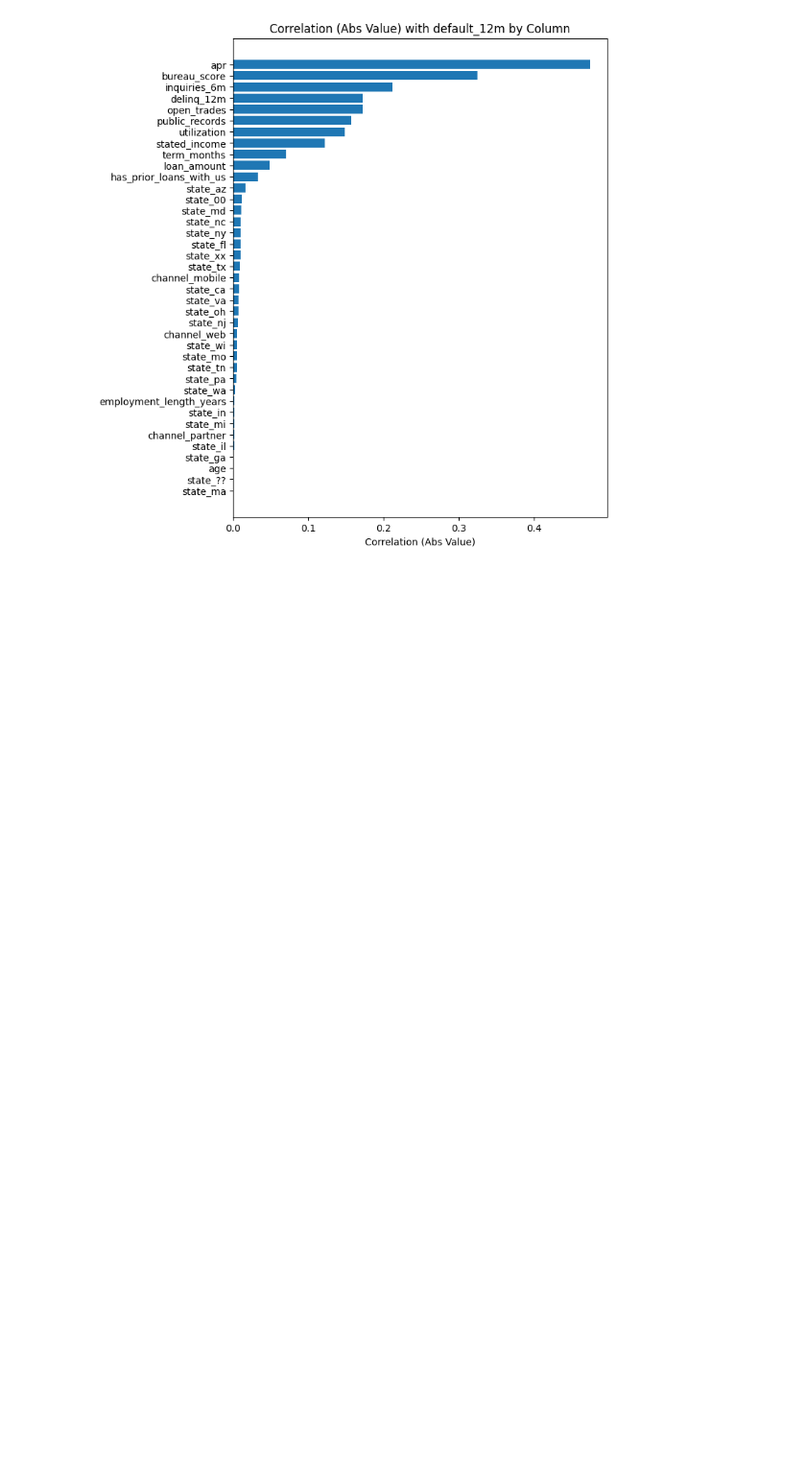
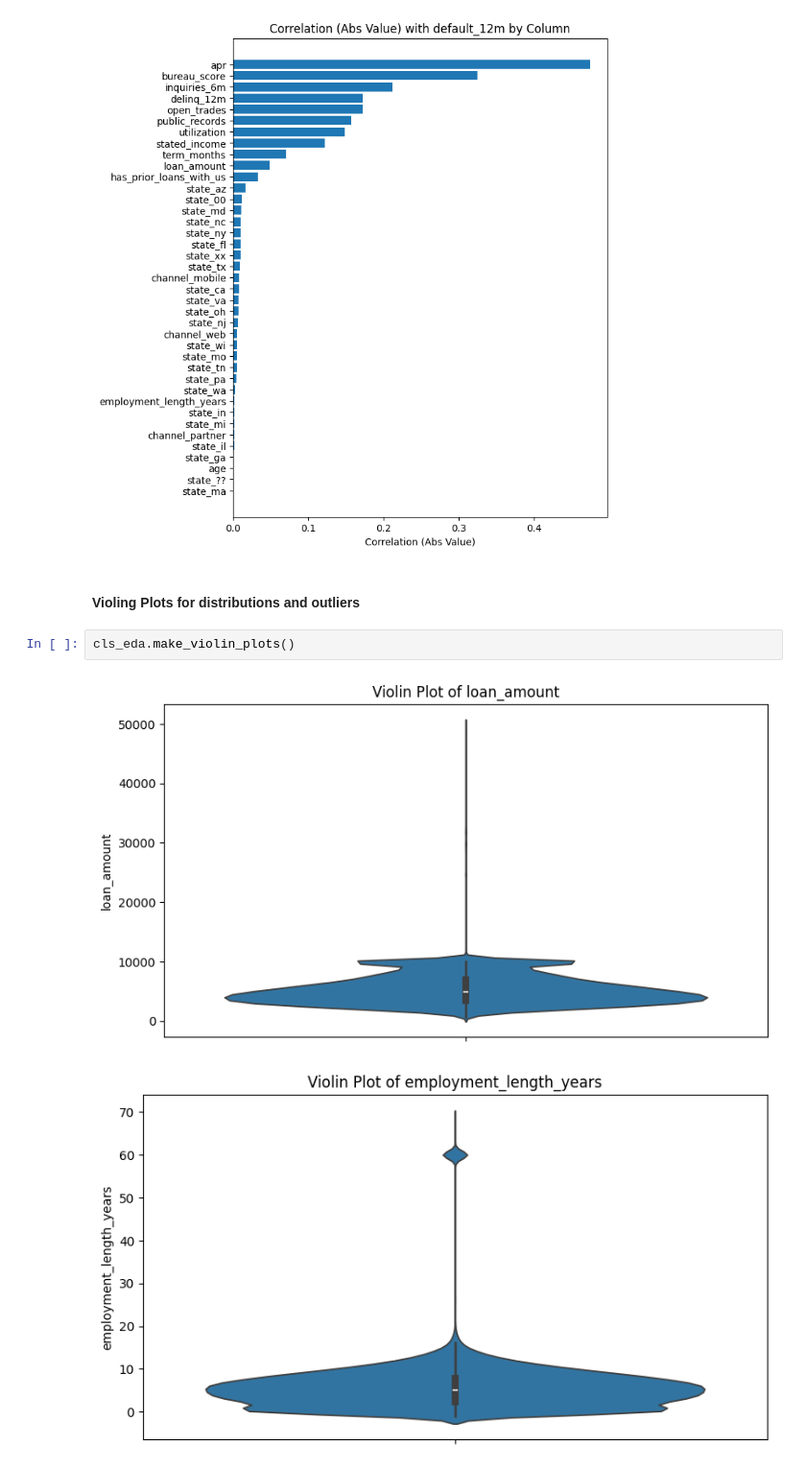
Before and after one commit to aaronengland/credit_risk_model, a Jupyter notebook: 01_eda/notebook.ipynb, the cells around one changed output. Shown at 96% size. Cells and saved outputs as stored; diff of their text form; blank space fills up the shorter version.

```diff
--- a/01_eda/notebook.ipynb
+++ b/01_eda/notebook.ipynb
@@ -300,3 +320,10 @@ cls_eda.df_corr
 cls_eda.plot_correlation_with_target()
 # %% [output]
 [figure]
+# %% [markdown]
+#### Violing Plots for distributions and outliers
+# %%
+cls_eda.make_violin_plots()
+# %% [output]
+[figure, added]
+[figure, added]
```
Also changed, not shown: parts of 4 cells of this notebook.
